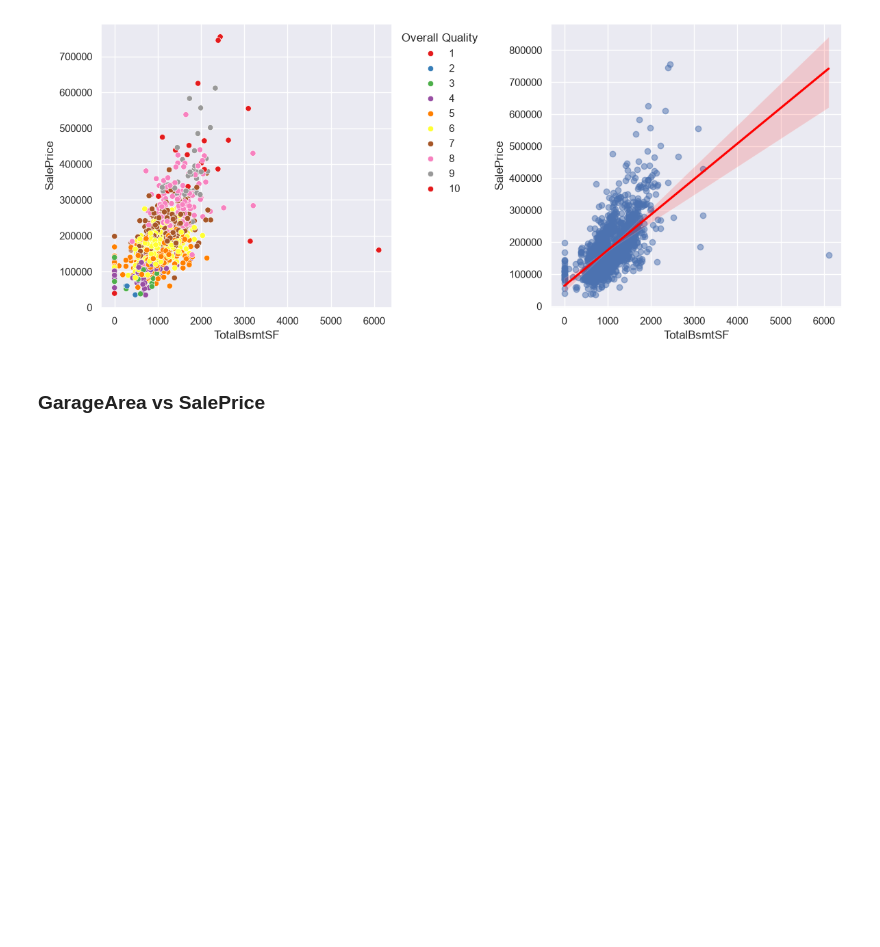
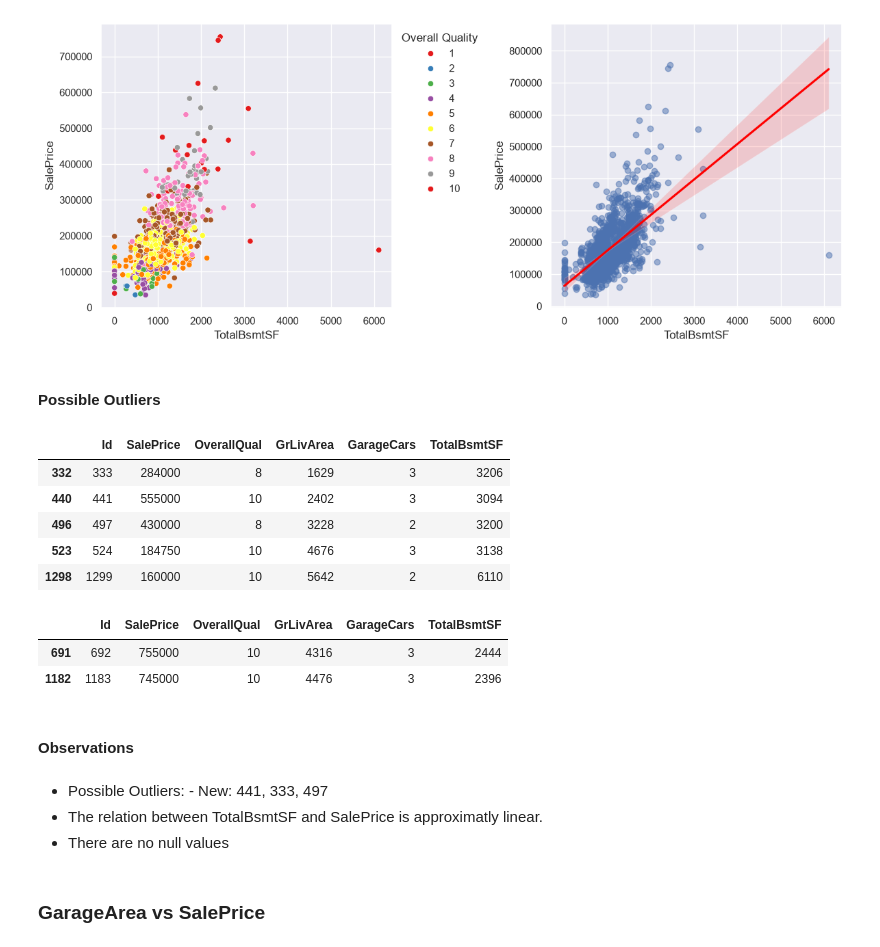
Before and after one commit to shivdt/house-price-prediction, a Jupyter notebook: notebooks/02_deep_eda_and_statistics.ipynb, the cells around one changed output. Saved outputs shown, nothing was run; the diff lists cells and outputs as text; code cells hidden in the pictures; blank space fills up the shorter version.

```diff
--- a/notebooks/02_deep_eda_and_statistics.ipynb
+++ b/notebooks/02_deep_eda_and_statistics.ipynb
@@ -1230,6 +1335,38 @@ plt.tight_layout() # Adjusts layout so legend isn't cut off
 plt.show()
 # %% [output]
 [figure]
+# %% [markdown]
+#### Possible Outliers
+# %%
+features = ['Id', 'SalePrice', 'OverallQual', 'GrLivArea', 'GarageCars', 'TotalBsmtSF']
+condition = (train_df['TotalBsmtSF'] > 3000) & (train_df['SalePrice'] > 100000)
+
+suspicious_homes = train_df.loc[condition, features]
+suspicious_homes
+# %% [output]
+|  | Id | SalePrice | OverallQual | GrLivArea | GarageCars | TotalBsmtSF |
+| 332 | 333 | 284000 | 8 | 1629 | 3 | 3206 |
+| 440 | 441 | 555000 | 10 | 2402 | 3 | 3094 |
+| 496 | 497 | 430000 | 8 | 3228 | 2 | 3200 |
+| 523 | 524 | 184750 | 10 | 4676 | 3 | 3138 |
+| 1298 | 1299 | 160000 | 10 | 5642 | 2 | 6110 |
+# %%
+features = ['Id', 'SalePrice', 'OverallQual', 'GrLivArea', 'GarageCars', 'TotalBsmtSF']
+condition = (train_df['SalePrice'] > 700000)
+
+suspicious_homes = train_df.loc[condition, features]
+suspicious_homes
+# %% [output]
+|  | Id | SalePrice | OverallQual | GrLivArea | GarageCars | TotalBsmtSF |
+| 691 | 692 | 755000 | 10 | 4316 | 3 | 2444 |
+| 1182 | 1183 | 745000 | 10 | 4476 | 3 | 2396 |
+# %% [markdown]
+#### Observations
+# %% [markdown]
+* Possible Outliers:
+        - New: 441, 333, 497
+* The relation between TotalBsmtSF and SalePrice is approximatly linear.
+* There are no null values
 # %% [markdown]
 ### **GarageArea vs SalePrice**
 # %% [markdown]
```
Also changed, not shown: parts of 36 cells of this notebook.
